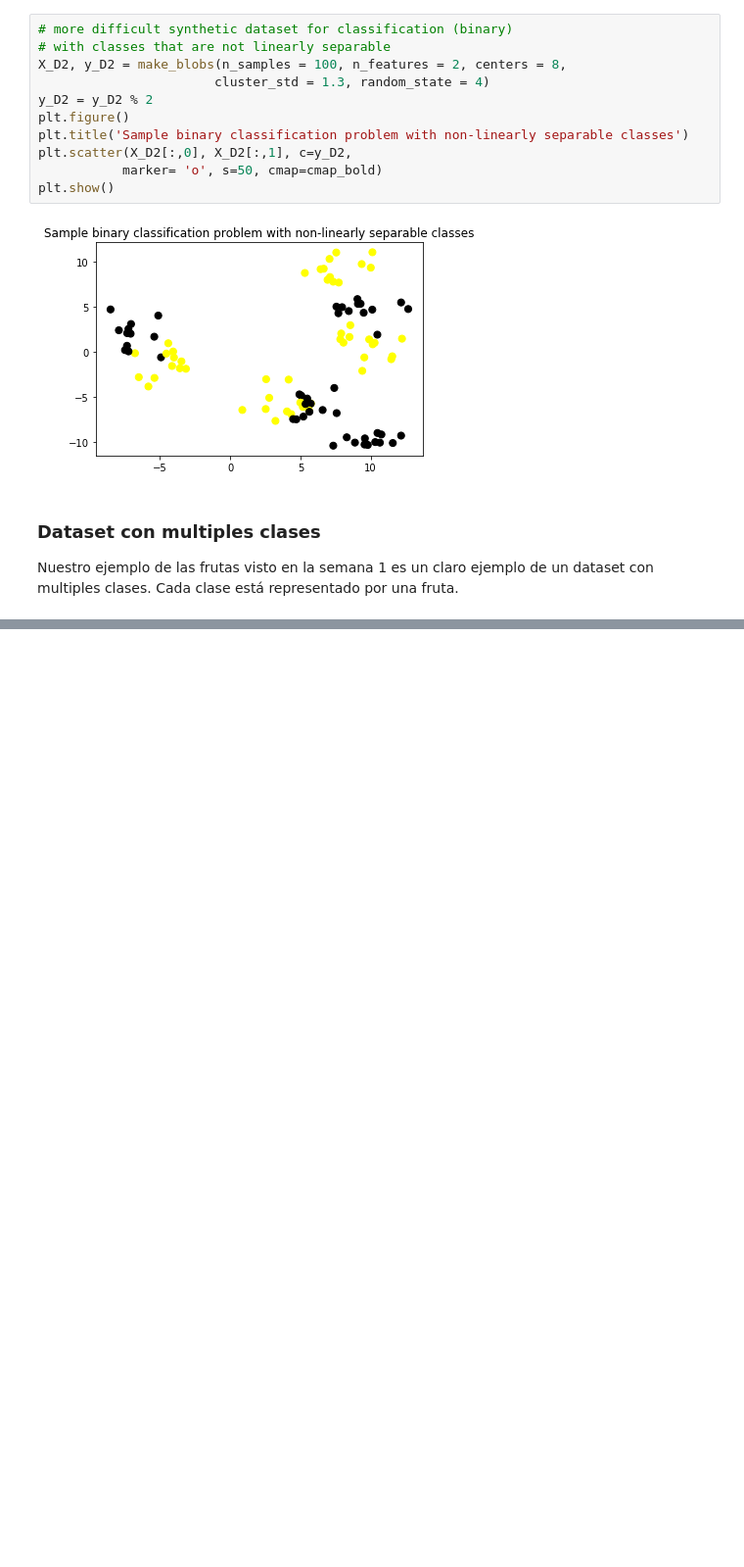
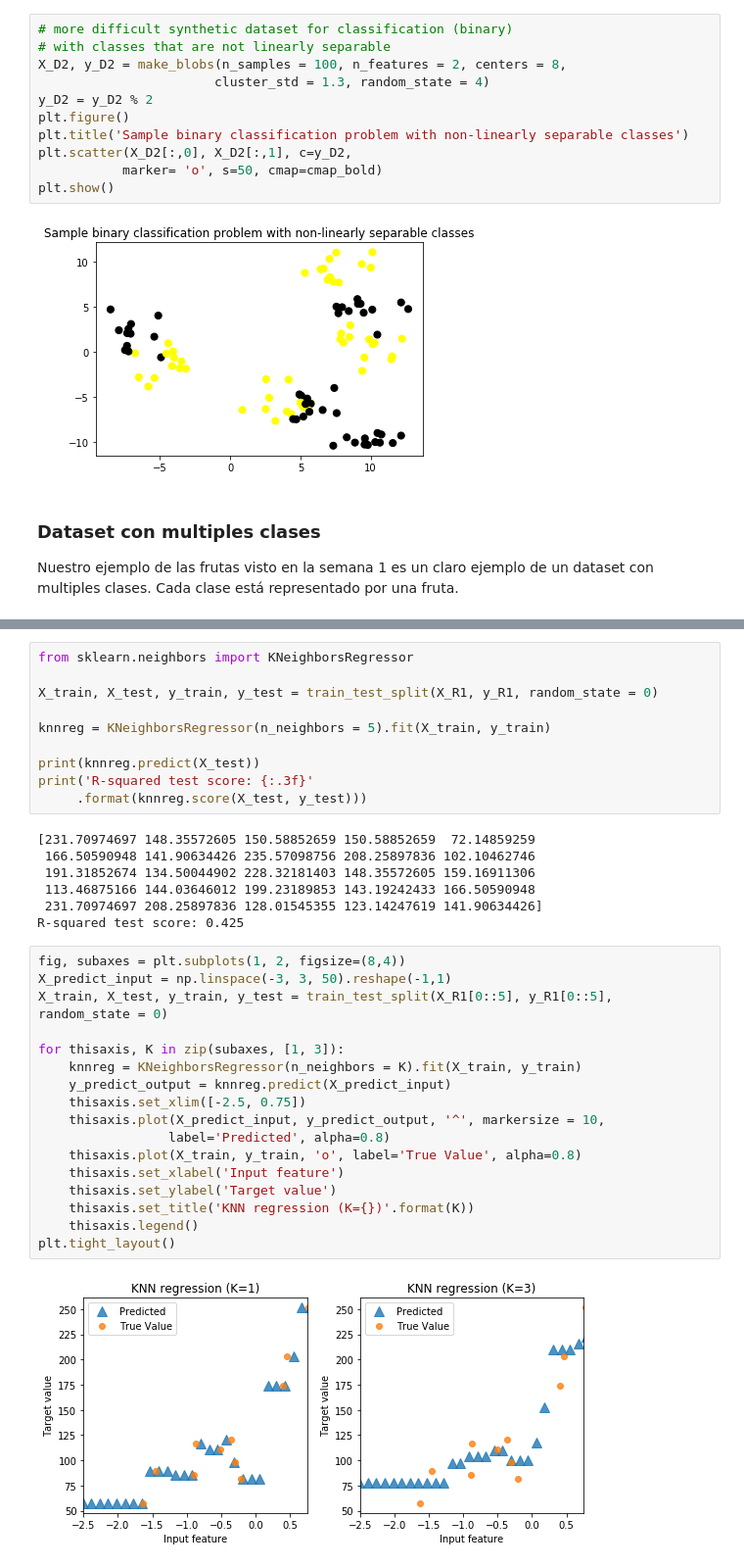
Before and after one commit to felipe-rojas-abatte/Applied_Machine_Learning_in_python, a Jupyter notebook: 2nd_week/02_Examples_of_dataset_in_supervised_learning.ipynb, the cells around one changed output, grey strips where cells are left out. Shown at 98% size. Cells and saved outputs as stored; diff of their text form; blank space fills up the shorter version.

Commit message:
2nd week updated K-Nearest Neighbors models

```diff
--- a/2nd_week/02_Examples_of_dataset_in_supervised_learning.ipynb
+++ b/2nd_week/02_Examples_of_dataset_in_supervised_learning.ipynb
@@ -79,0 +110,36 @@ Nuestro ejemplo de las frutas visto en la semana 1 es un claro ejemplo de un dat
+# %%
+from sklearn.neighbors import KNeighborsRegressor
+
+X_train, X_test, y_train, y_test = train_test_split(X_R1, y_R1, random_state = 0)
+
+knnreg = KNeighborsRegressor(n_neighbors = 5).fit(X_train, y_train)
+
+print(knnreg.predict(X_test))
+print('R-squared test score: {:.3f}'
+     .format(knnreg.score(X_test, y_test)))
+# %% [output]
+[231.70974697 148.35572605 150.58852659 150.58852659  72.14859259
+ 166.50590948 141.90634426 235.57098756 208.25897836 102.10462746
+ 191.31852674 134.50044902 228.32181403 148.35572605 159.16911306
+ 113.46875166 144.03646012 199.23189853 143.19242433 166.50590948
+ 231.70974697 208.25897836 128.01545355 123.14247619 141.90634426]
+R-squared test score: 0.425
+# %%
+fig, subaxes = plt.subplots(1, 2, figsize=(8,4))
+X_predict_input = np.linspace(-3, 3, 50).reshape(-1,1)
+X_train, X_test, y_train, y_test = train_test_split(X_R1[0::5], y_R1[0::5], random_state = 0)
+
+for thisaxis, K in zip(subaxes, [1, 3]):
+    knnreg = KNeighborsRegressor(n_neighbors = K).fit(X_train, y_train)
+    y_predict_output = knnreg.predict(X_predict_input)
+    thisaxis.set_xlim([-2.5, 0.75])
+    thisaxis.plot(X_predict_input, y_predict_output, '^', markersize = 10,
+                 label='Predicted', alpha=0.8)
+    thisaxis.plot(X_train, y_train, 'o', label='True Value', alpha=0.8)
+    thisaxis.set_xlabel('Input feature')
+    thisaxis.set_ylabel('Target value')
+    thisaxis.set_title('KNN regression (K={})'.format(K))
+    thisaxis.legend()
+plt.tight_layout()
+# %% [output]
+[figure, added]
```
Also changed, not shown: parts of 7 cells of this notebook, 3 other files.
